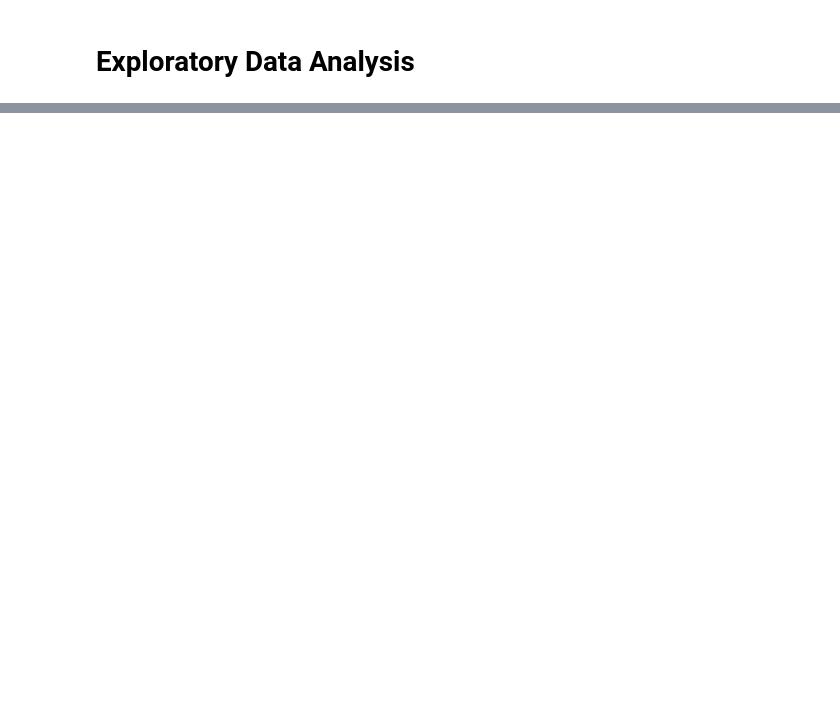
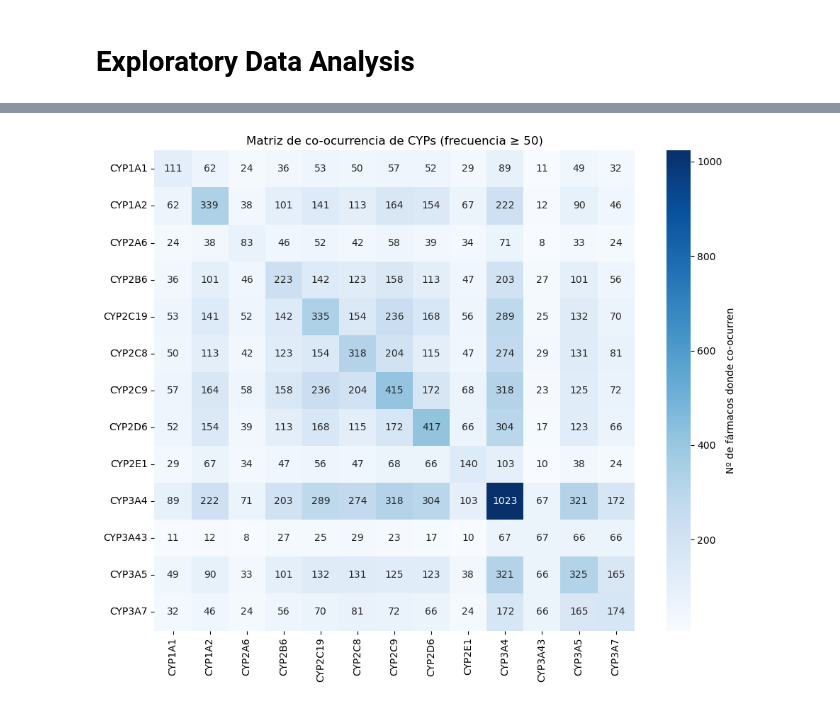
Before and after one commit to grobles17/IMF_TFM_Drug_Metabolism, a Jupyter notebook: DataBases/eda_db.ipynb, the cells around one changed output, grey strips where cells are left out. Saved outputs shown, nothing was run; the diff lists cells and outputs as text; code cells hidden in the pictures; blank space fills up the shorter version.

```diff
--- a/DataBases/eda_db.ipynb
+++ b/DataBases/eda_db.ipynb
@@ -98,0 +196,29 @@ plt.show()
+# %%
+# Solo CYPs que superan el umbral
+cyps_list = sorted(cyp_counter_filtered.keys())
+n_cyps = len(cyps_list)
+
+# Inicializar matriz de ceros
+co_occ = np.zeros((n_cyps, n_cyps), dtype=int)
+
+# Rellenar contando pares
+for cyps in df_filtered["CYPs_filtered"]:
+    cyps_set = set(cyps)
+    for i, c1 in enumerate(cyps_list):
+        if c1 in cyps_set:
+            for j, c2 in enumerate(cyps_list):
+                if c2 in cyps_set:
+                    co_occ[i, j] += 1
+
+# Convertir a DataFrame para el heatmap
+df_co_occ = pd.DataFrame(co_occ, index=cyps_list, columns=cyps_list)
+
+# Dibujar
+plt.figure(figsize=(10, 8))
+sns.heatmap(df_co_occ, annot=True, fmt='d', cmap='Blues', square=True,
+            cbar_kws={'label': 'Nº de fármacos donde co-ocurren'})
+plt.title(f"Matriz de co-ocurrencia de CYPs (frecuencia ≥ {THRESHOLD})")
+plt.tight_layout()
+plt.show()
+# %% [output]
+[figure, added]
```
Also changed, not shown: parts of 14 cells of this notebook, 2 other files.
